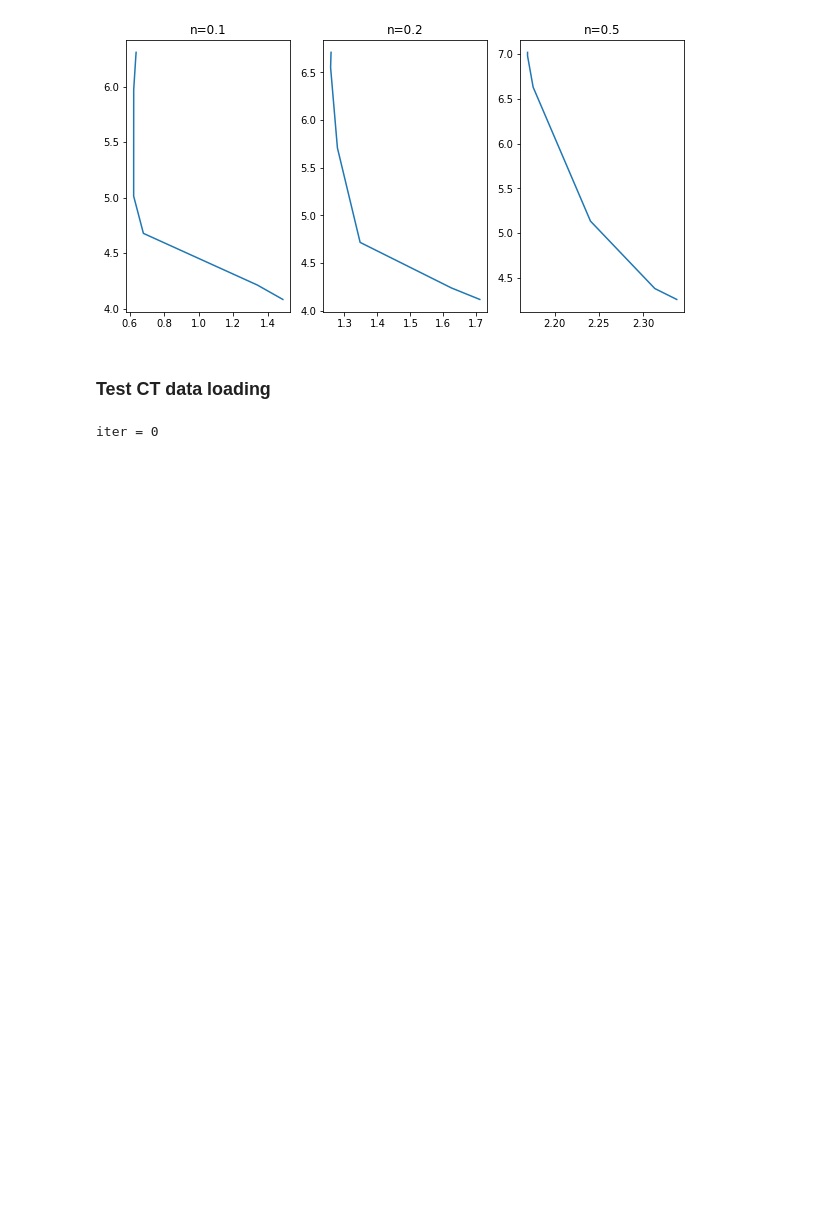
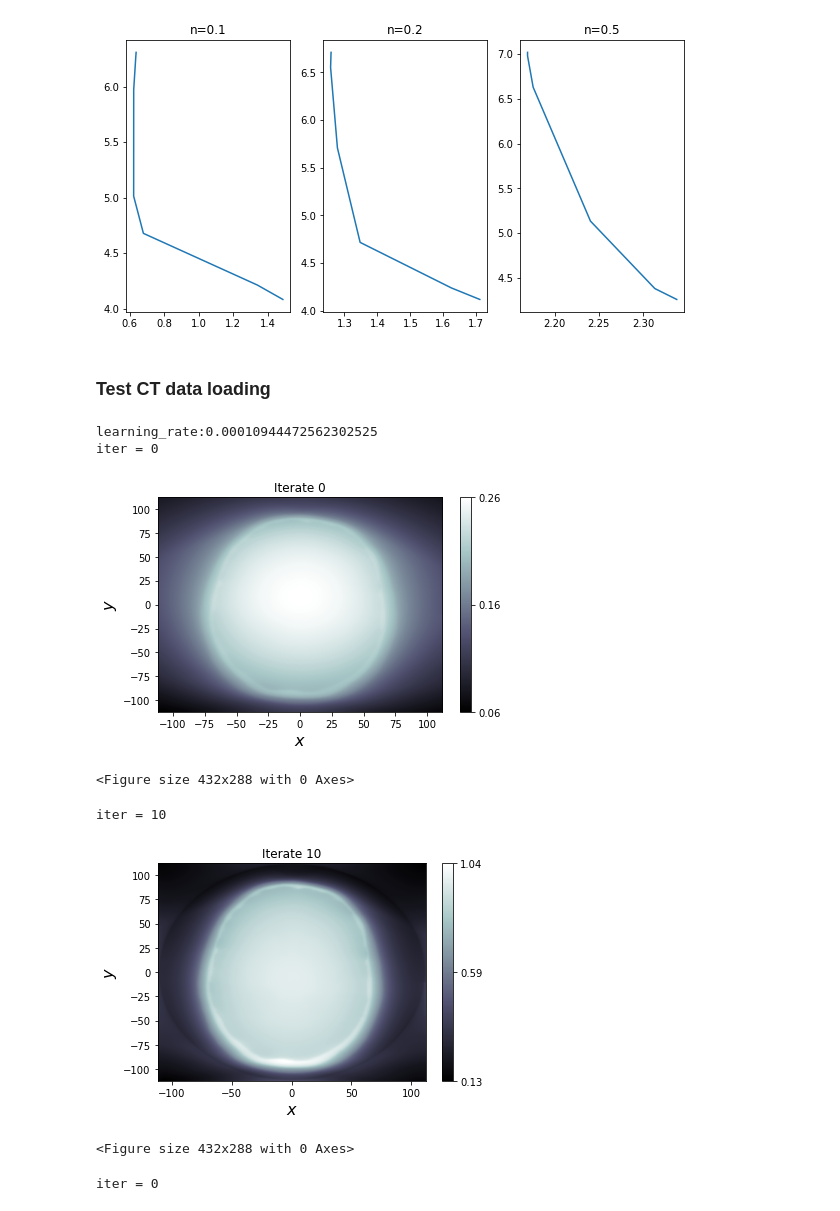
Before and after one commit to kenza-bouzid/ct_reconstruction, a Jupyter notebook: test_solver.ipynb, the cells around one changed output. Cells and saved outputs as stored; diff of their text form; code cells hidden in the pictures; blank space fills up the shorter version.

Commit message:
estimate line_search

```diff
--- a/test_solver.ipynb
+++ b/test_solver.ipynb
@@ -200,8 +207,16 @@ for i, n in enumerate(noise_huber):
 # %%
 importlib.reload(sol)
 sol_phantom = sol.CtSolver(n=256, type=sol.DataType.CT)
 # recon_drpd_ct, error_drpd_ct = sol_phantom.solve_douglas_rachford_pd(lam=0.01, gamma=0.001, tau=1.0, niter=50, verbose=True)
-recon_drpd_ct, error_drpd_ct = sol_phantom.solve_stepest_decent(lam=0.001, gamma=0.0001,line_search = 0.00001, maxiter=100, verbose=True)
+recon_drpd_ct, error_drpd_ct = sol_phantom.solve_stepest_decent(lam=0.001, gamma=0.0001, maxiter=500, verbose=True)
+# %% [output]
+learning_rate:0.00010944472562302525
+iter = 0
+[figure, added]
+<Figure size 432x288 with 0 Axes>
+iter = 10
+[figure, added]
+<Figure size 432x288 with 0 Axes>
 # %%
 importlib.reload(sol)
 sol_phantom = sol.CtSolver(n=256, type=sol.DataType.CT)
```
Also changed, not shown: parts of 7 cells of this notebook, 1 other file.
